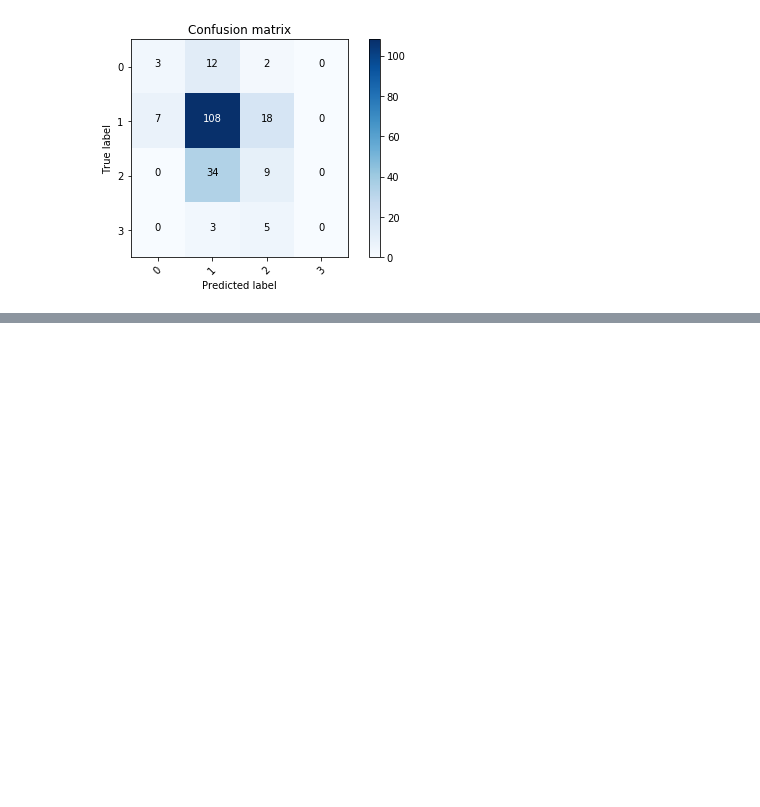
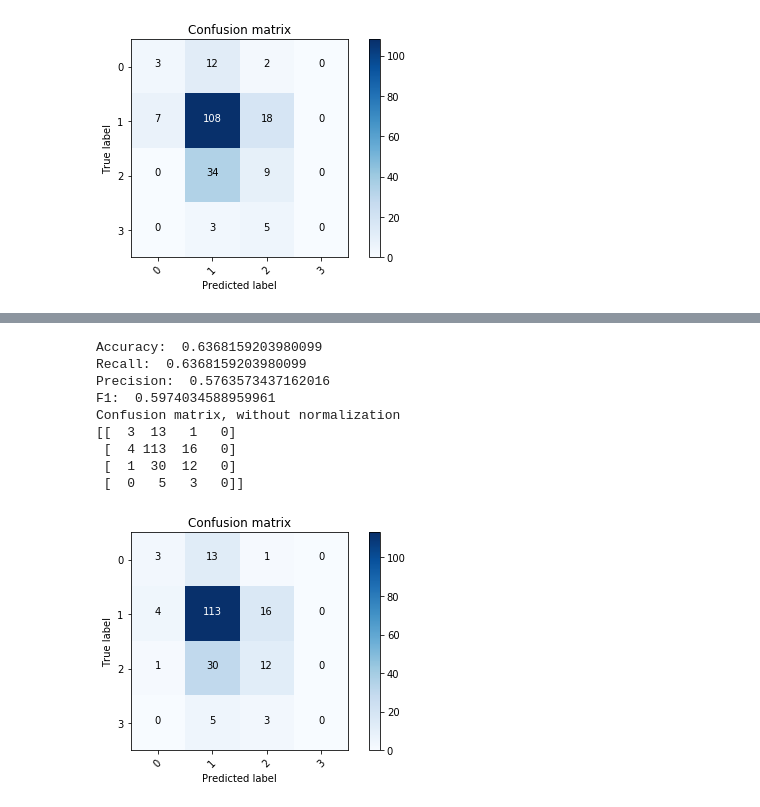
Before and after one commit to olesyani/data_analysis_labs, a Jupyter notebook: lab4/Lab_3.Supervised_Learning.ipynb, the cells around one changed output, grey strips where cells are left out. Saved outputs shown, nothing was run; the diff lists cells and outputs as text; code cells hidden in the pictures; blank space fills up the shorter version.

```diff
--- a/lab4/Lab_3.Supervised_Learning.ipynb
+++ b/lab4/Lab_3.Supervised_Learning.ipynb
@@ -838,20 +859,31 @@ plotCM(confusion_matrix(y_test_m, y_pred), classes=[0, 1, 2, 3], normalize=False
 # %%
 # Gradient Boosting
 
-gbc_params = {
-    'loss': 'deviance',
+param_grid = {
+    'loss': ['deviance'],
     'learning_rate': [1e-4, 1e-3, 0.01, 0.1, 1],
     'n_estimators': range(1, 200, 10),
     'criterion': ['friedman_mse', 'mse'],
     'max_features': ['sqrt', 'log2', None]
 }
 
 gb = GradientBoostingClassifier(random_state=13)
 gb_pipeline = make_pipeline(gb)
 
 rt = GridSearchCV(estimator=gb, param_grid=param_grid, scoring='accuracy')
 rt.fit(X_train_m, y_train_m)
 y_pred = rt.predict(X_test_m)
 value.append(metrics(y_test_m, y_pred, 'gradient boosting'))
 
 plotCM(confusion_matrix(y_test_m, y_pred), classes=[0, 1, 2, 3], normalize=False)
+# %% [output]
+Accuracy:  0.6368159203980099
+Recall:  0.6368159203980099
+Precision:  0.5763573437162016
+F1:  0.5974034588959961
+Confusion matrix, without normalization
+[[  3  13   1   0]
+ [  4 113  16   0]
+ [  1  30  12   0]
+ [  0   5   3   0]]
+[figure, added]
```
Also changed, not shown: parts of 8 cells of this notebook, 1 other file.
